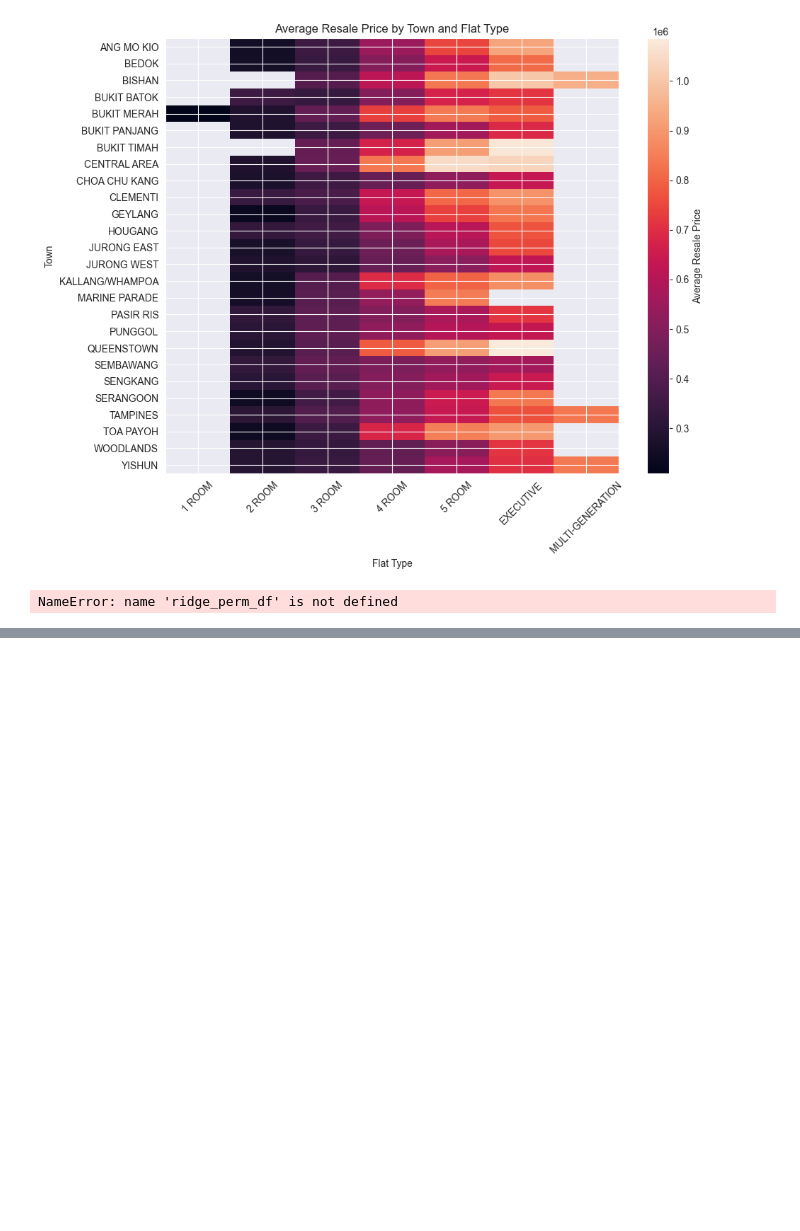
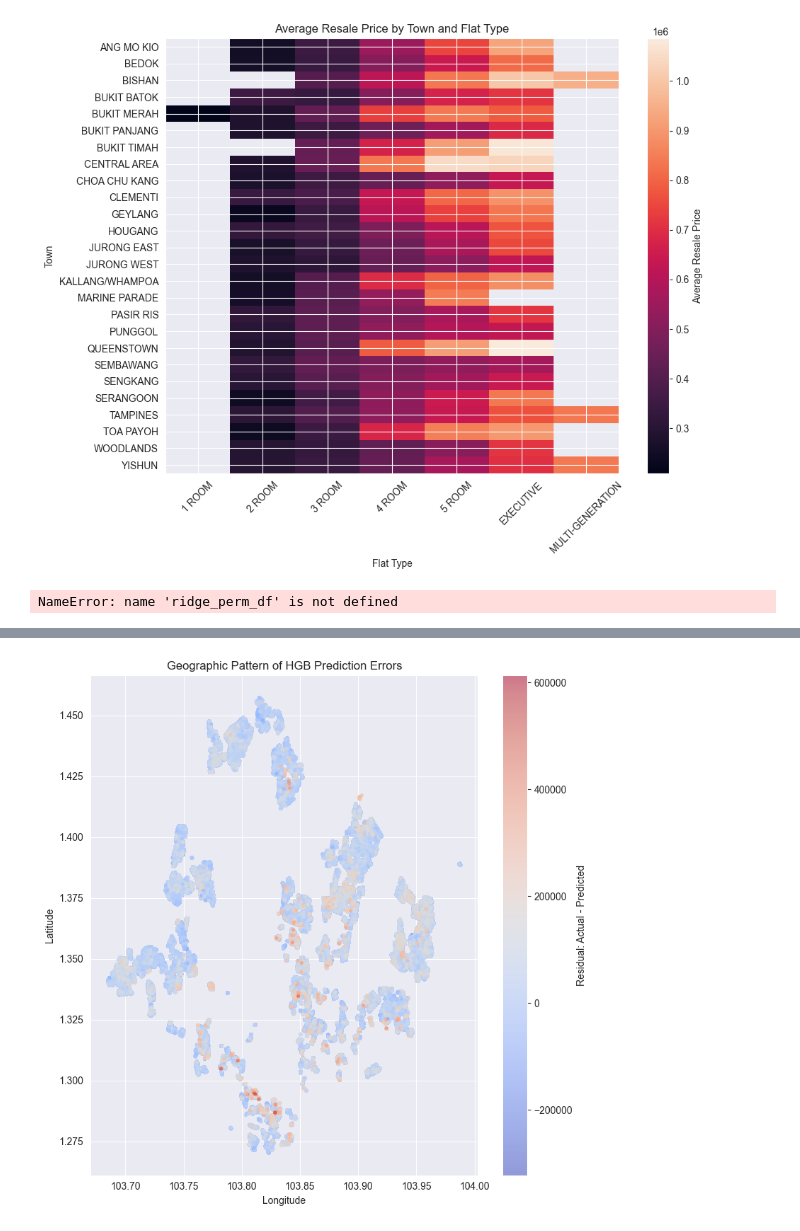
Before and after one commit to yume-24/Introductory-data-science-PBL-1-, a Jupyter notebook: PBL1_clean.ipynb, the cells around one changed output, grey strips where cells are left out. Saved outputs shown, nothing was run; the diff lists cells and outputs as text; code cells hidden in the pictures; blank space fills up the shorter version.

Commit message:
Cleaned ridge regression section and half of HGB section. added section for fine tuning HGB model.

```diff
--- a/histgradboostreg.ipynb
+++ b/PBL1_clean.ipynb
@@ -433,7 +495,7 @@ R²: 0.7098601122276473
 # %% [markdown]
 ## polynomial features for numeric vars
 # %%
-from sklearn.preprocessing import PolynomialFeatures
+'''from sklearn.preprocessing import PolynomialFeatures
 from sklearn.linear_model import RidgeCV
 from sklearn.pipeline import Pipeline
 from sklearn.impute import SimpleImputer
@@ -458,13 +520,13 @@ preprocessor = ColumnTransformer(
     ]
 )
 
-model = Pipeline(steps=[
+ridge_model = Pipeline(steps=[
     ('preprocessor', preprocessor),
     ('regressor', RidgeCV(alphas=[0.1, 1.0, 10.0, 100.0, 1000.0]))
 ])
-model.fit(X_train, y_train)
+ridge_model.fit(X_train, y_train)
 
-y_pred_log = model.predict(X_test)
+y_pred_log = ridge_model.predict(X_test)
 
 # convert predictions back from log scale
 y_pred = np.expm1(y_pred_log)
@@ -476,7 +538,7 @@ r2 = r2_score(y_test_original, y_pred)
 
 print("MAE:", mae)#avg prediction error $
 print("RMSE:", rmse) #more weight to large errors
-print("R²:", r2)
+print("R²:", r2)'''
 # %% [output]
 MAE: 74599.40528509162
 RMSE: 93933.88658377461
@@ -484,3 +548,11 @@ R²: 0.7378602647106424
+# %%
+preprocessor = ColumnTransformer(
+    transformers=[
+        ("num", numeric_transformer, numeric_features),
+        ("cat", categorical_transformer, categorical_features)
+    ],
+    sparse_threshold=0
+)
 # %%
 from sklearn.ensemble import HistGradientBoostingRegressor
 
@@ -1068,0 +1353,29 @@ NameError: name 'ridge_perm_df' is not defined
+# %%
+# Predict on full dataset
+X_all = data_final[features]
+y_actual_all = data_final["resale_price"]
+
+y_pred_all = np.expm1(model_hgb.predict(X_all))
+
+# residual = actual - predicted
+data_final["hgb_residual"] = y_actual_all - y_pred_all
+
+plt.figure(figsize=(8, 8))
+
+plt.scatter(
+    data_final["LONGITUDE"],
+    data_final["LATITUDE"],
+    c=data_final["hgb_residual"],
+    s=8,
+    alpha=0.5,
+    cmap="coolwarm"
+)
+
+plt.colorbar(label="Residual: Actual - Predicted")
+plt.xlabel("Longitude")
+plt.ylabel("Latitude")
+plt.title("Geographic Pattern of HGB Prediction Errors")
+plt.tight_layout()
+plt.show()
+# %% [output]
+[figure, added]
```
Also changed, not shown: parts of 39 cells of this notebook.
